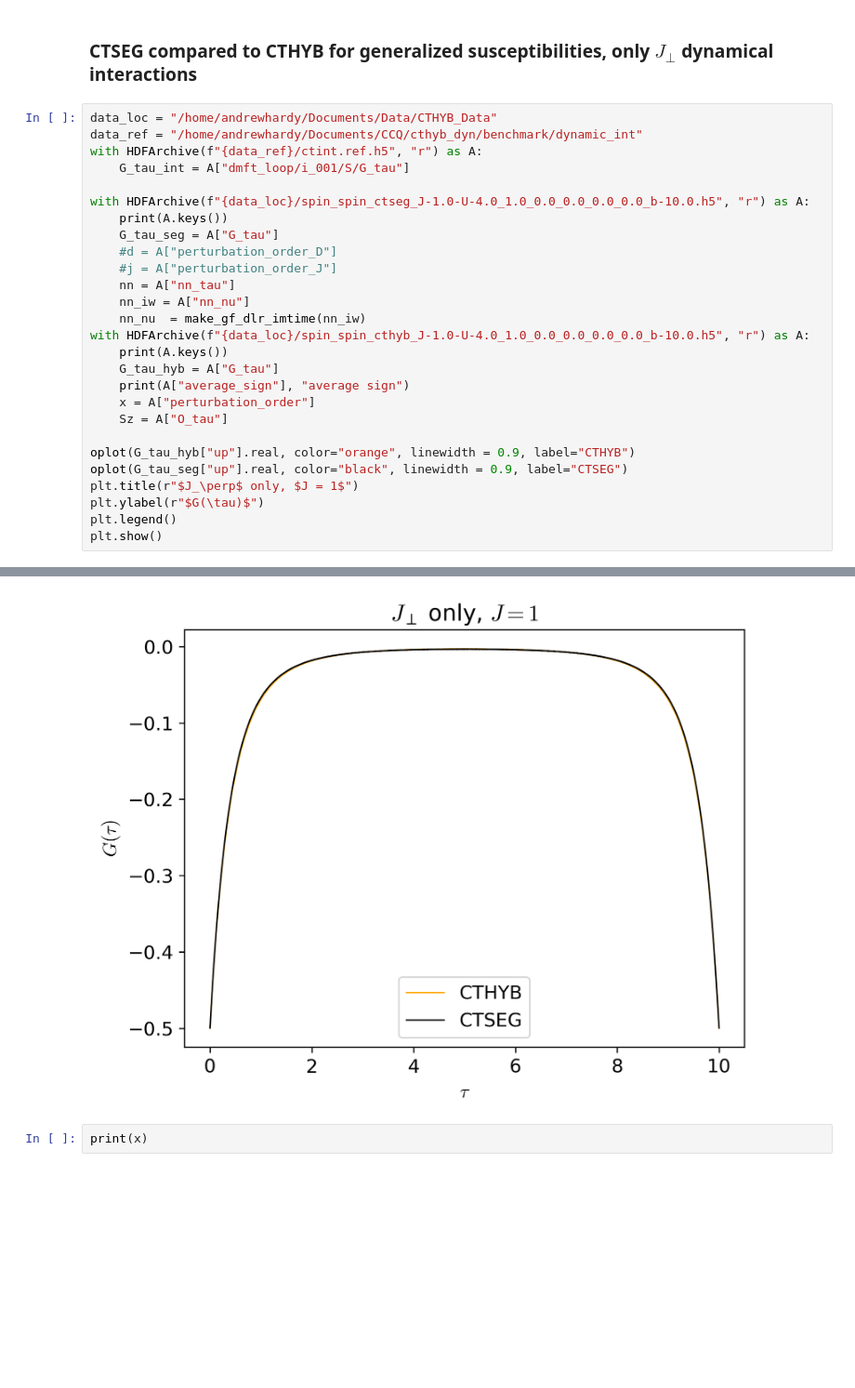
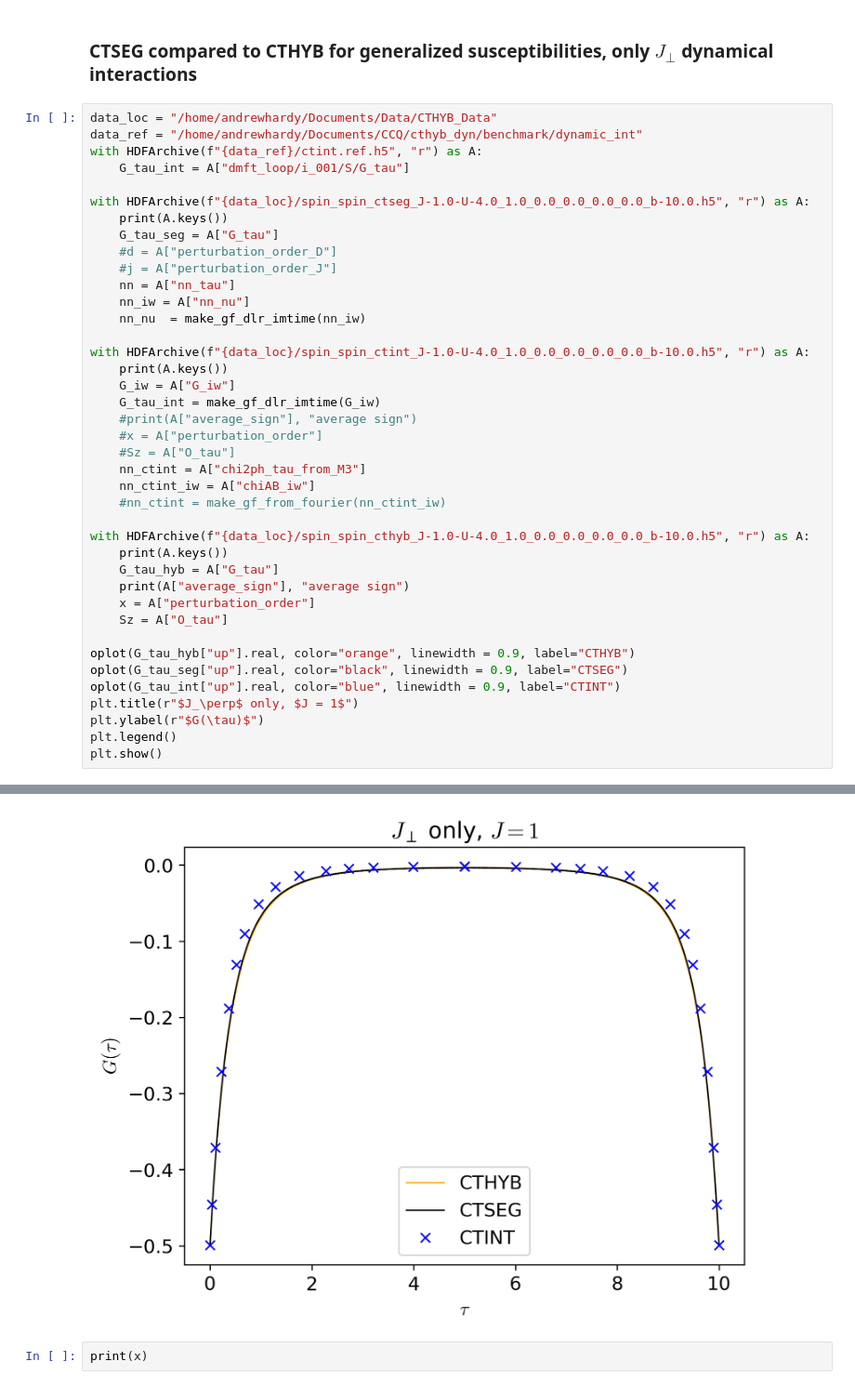
Before and after one commit to andrewkhardy/cthyb, a Jupyter notebook: benchmark/dynamic_int/CTHYB_Benchmarking.ipynb, the cells around one changed output, grey strips where cells are left out. Shown at 93% size. Drawn from its saved outputs; the diff is of its cells as text; blank space fills up the shorter version.

```diff
--- a/benchmark/dynamic_int/CTHYB_Benchmarking.ipynb
+++ b/benchmark/dynamic_int/CTHYB_Benchmarking.ipynb
@@ -350,6 +350,18 @@ with HDFArchive(f"{data_loc}/spin_spin_ctseg_J-1.0-U-4.0_1.0_0.0_0.0_0.0_0.0_b-1
     nn = A["nn_tau"]
     nn_iw = A["nn_nu"]
     nn_nu  = make_gf_dlr_imtime(nn_iw)
+
+with HDFArchive(f"{data_loc}/spin_spin_ctint_J-1.0-U-4.0_1.0_0.0_0.0_0.0_0.0_b-10.0.h5", "r") as A:
+    print(A.keys())
+    G_iw = A["G_iw"]
+    G_tau_int = make_gf_dlr_imtime(G_iw)
+    #print(A["average_sign"], "average sign")
+    #x = A["perturbation_order"]
+    #Sz = A["O_tau"]
+    nn_ctint = A["chi2ph_tau_from_M3"]
+    nn_ctint_iw = A["chiAB_iw"]
+    #nn_ctint = make_gf_from_fourier(nn_ctint_iw)
+
 with HDFArchive(f"{data_loc}/spin_spin_cthyb_J-1.0-U-4.0_1.0_0.0_0.0_0.0_0.0_b-10.0.h5", "r") as A:
     print(A.keys())
     G_tau_hyb = A["G_tau"]
@@ -359,6 +371,7 @@ with HDFArchive(f"{data_loc}/spin_spin_cthyb_J-1.0-U-4.0_1.0_0.0_0.0_0.0_0.0_b-1
 
 oplot(G_tau_hyb["up"].real, color="orange", linewidth = 0.9, label="CTHYB")
 oplot(G_tau_seg["up"].real, color="black", linewidth = 0.9, label="CTSEG")
+oplot(G_tau_int["up"].real, color="blue", linewidth = 0.9, label="CTINT")
 plt.title(r"$J_\perp$ only, $J = 1$")
 plt.ylabel(r"$G(\tau)$")
 plt.legend()
@@ -368,6 +382,6 @@ plt.show()
 ['G_tau', 'O_tau', 'average_sign', 'perturbation_order']
 1.0 average sign
-[figure, old version]
+[figure, new version]
 # %%
 print(x)
 # %% [output]
```
Also changed, not shown: parts of 10 cells of this notebook, 1 other file.
